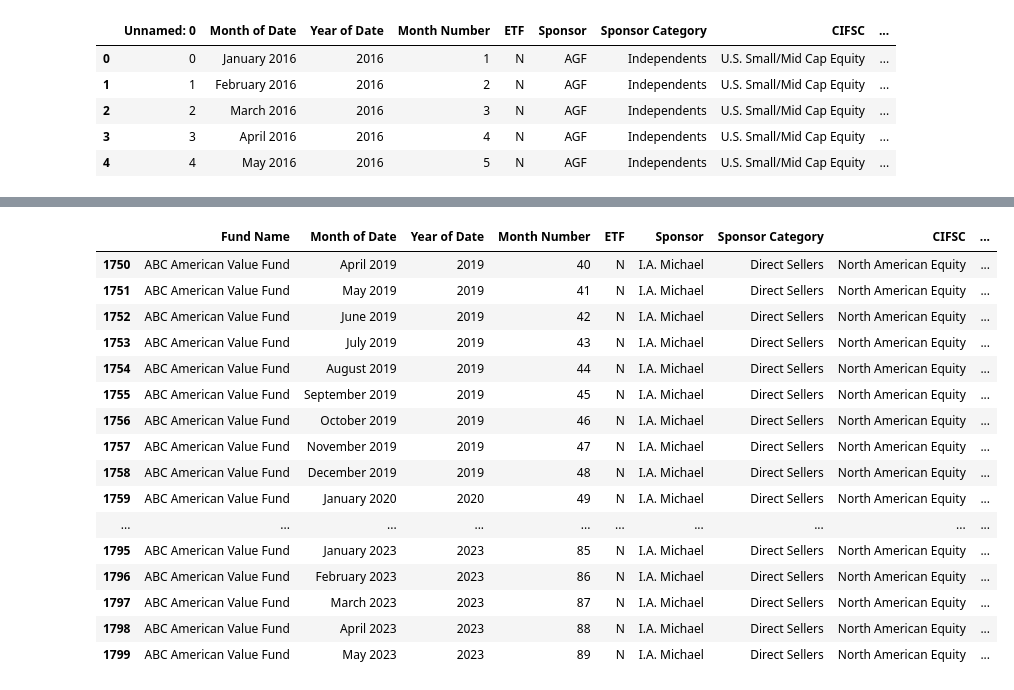
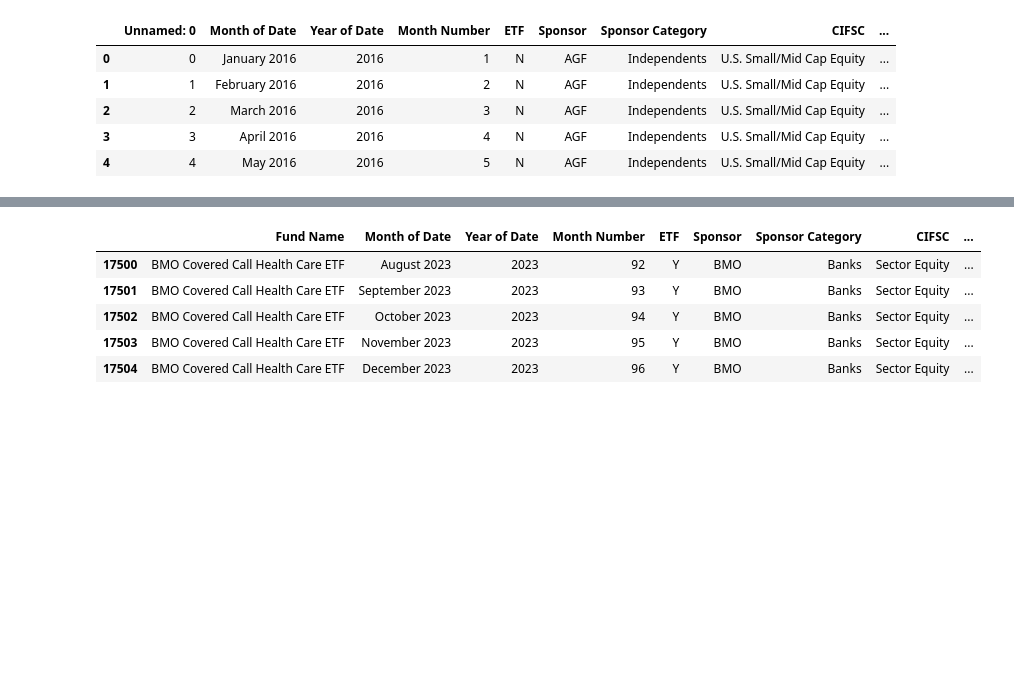
Before and after one commit to eloibernier/FundFlow, a Jupyter notebook: CIFSC_funds/CIFSC_FundMetrics.ipynb, the cells around one changed output, grey strips where cells are left out. Drawn from its saved outputs; the diff is of its cells as text; code cells hidden in the pictures; blank space fills up the shorter version.

```diff
--- a/CIFSC_funds/CIFSC_FundMetrics.ipynb
+++ b/CIFSC_funds/CIFSC_FundMetrics.ipynb
@@ -87,36 +98,25 @@ Index(['Fund Name', 'Month of Date', 'Year of Date', 'Month Number', 'ETF',
 # %%
 import duckdb
 
 # Register both dataframes
 duckdb.register("monthly_returns", monthly_returns)
 
 
 query = """
 SELECT
   *,
-  AVG("monthly_return") OVER (PARTITION BY "CIFSC", "Month Number") AS avg_return_for_cat
+  AVG("monthly_return_filtered") OVER (PARTITION BY "CIFSC", "Month Number") AS avg_return_for_cat
 FROM monthly_returns
 ORDER BY "Fund Name_1" ASC, "Month Number" ASC;
 """
 
 monthly_returns01 = duckdb.query(query).to_df()
-monthly_returns01.iloc[1750:1800]
+monthly_returns01.iloc[17500:17505]
 # %% [output]
 |  | Fund Name | Month of Date | Year of Date | Month Number | ETF | Sponsor | Sponsor Category | CIFSC | ... |
-| 1750 | ABC American Value Fund | April 2019 | 2019 | 40 | N | I.A. Michael | Direct Sellers | North American Equity | ... |
-| 1751 | ABC American Value Fund | May 2019 | 2019 | 41 | N | I.A. Michael | Direct Sellers | North American Equity | ... |
-| 1752 | ABC American Value Fund | June 2019 | 2019 | 42 | N | I.A. Michael | Direct Sellers | North American Equity | ... |
-| 1753 | ABC American Value Fund | July 2019 | 2019 | 43 | N | I.A. Michael | Direct Sellers | North American Equity | ... |
-| 1754 | ABC American Value Fund | August 2019 | 2019 | 44 | N | I.A. Michael | Direct Sellers | North American Equity | ... |
-| 1755 | ABC American Value Fund | September 2019 | 2019 | 45 | N | I.A. Michael | Direct Sellers | North American Equity | ... |
-| 1756 | ABC American Value Fund | October 2019 | 2019 | 46 | N | I.A. Michael | Direct Sellers | North American Equity | ... |
-| 1757 | ABC American Value Fund | November 2019 | 2019 | 47 | N | I.A. Michael | Direct Sellers | North American Equity | ... |
-| 1758 | ABC American Value Fund | December 2019 | 2019 | 48 | N | I.A. Michael | Direct Sellers | North American Equity | ... |
-| 1759 | ABC American Value Fund | January 2020 | 2020 | 49 | N | I.A. Michael | Direct Sellers | North American Equity | ... |
-| ... | ... | ... | ... | ... | ... | ... | ... | ... | ... |
-| 1795 | ABC American Value Fund | January 2023 | 2023 | 85 | N | I.A. Michael | Direct Sellers | North American Equity | ... |
-| 1796 | ABC American Value Fund | February 2023 | 2023 | 86 | N | I.A. Michael | Direct Sellers | North American Equity | ... |
-| 1797 | ABC American Value Fund | March 2023 | 2023 | 87 | N | I.A. Michael | Direct Sellers | North American Equity | ... |
-| 1798 | ABC American Value Fund | April 2023 | 2023 | 88 | N | I.A. Michael | Direct Sellers | North American Equity | ... |
-| 1799 | ABC American Value Fund | May 2023 | 2023 | 89 | N | I.A. Michael | Direct Sellers | North American Equity | ... |
+| 17500 | BMO Covered Call Health Care ETF | August 2023 | 2023 | 92 | Y | BMO | Banks | Sector Equity | ... |
+| 17501 | BMO Covered Call Health Care ETF | September 2023 | 2023 | 93 | Y | BMO | Banks | Sector Equity | ... |
+| 17502 | BMO Covered Call Health Care ETF | October 2023 | 2023 | 94 | Y | BMO | Banks | Sector Equity | ... |
+| 17503 | BMO Covered Call Health Care ETF | November 2023 | 2023 | 95 | Y | BMO | Banks | Sector Equity | ... |
+| 17504 | BMO Covered Call Health Care ETF | December 2023 | 2023 | 96 | Y | BMO | Banks | Sector Equity | ... |
 # %%
```
Also changed, not shown: parts of 5 cells of this notebook.
